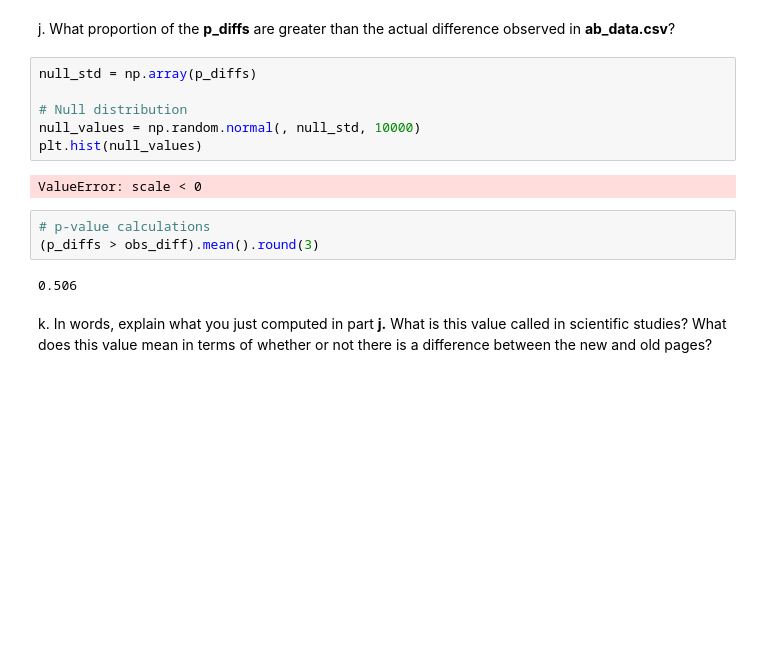
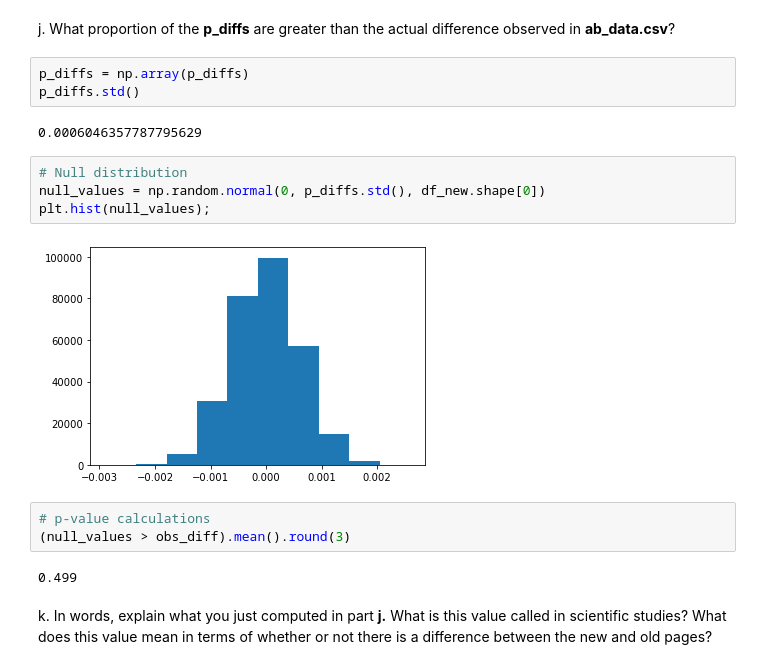
Before and after one commit to KarinWiberg/uc_dataanalytics_ab_test, a Jupyter notebook: ab_test_results.ipynb, the cells around one changed output. Cells and saved outputs as stored; diff of their text form; blank space fills up the shorter version.

Commit message:
Added null sampling distribution in part 2j

```diff
--- a/ab_test_results.ipynb
+++ b/ab_test_results.ipynb
@@ -325,19 +325,22 @@ plt.hist(p_diffs); # looks like expected, a normal distribution
 [figure]
 # %% [markdown]
 j. What proportion of the **p_diffs** are greater than the actual difference observed in **ab_data.csv**?
+# %%
+p_diffs = np.array(p_diffs)
+p_diffs.std()
+# %% [output]
+0.0006046357787795629
 # %%
-null_std = np.array(p_diffs)
-
 # Null distribution
-null_values = np.random.normal(, null_std, 10000)
-plt.hist(null_values)
+null_values = np.random.normal(0, p_diffs.std(), df_new.shape[0])
+plt.hist(null_values);
 # %% [output]
-ValueError: scale < 0
+[figure, added]
 # %%
 # p-value calculations
-(p_diffs > obs_diff).mean().round(3)
+(null_values > obs_diff).mean().round(3)
 # %% [output]
-0.506
+0.499
 # %% [markdown]
 k. In words, explain what you just computed in part **j.**  What is this value called in scientific studies?  What does this value mean in terms of whether or not there is a difference between the new and old pages?
 # %% [markdown]
```
